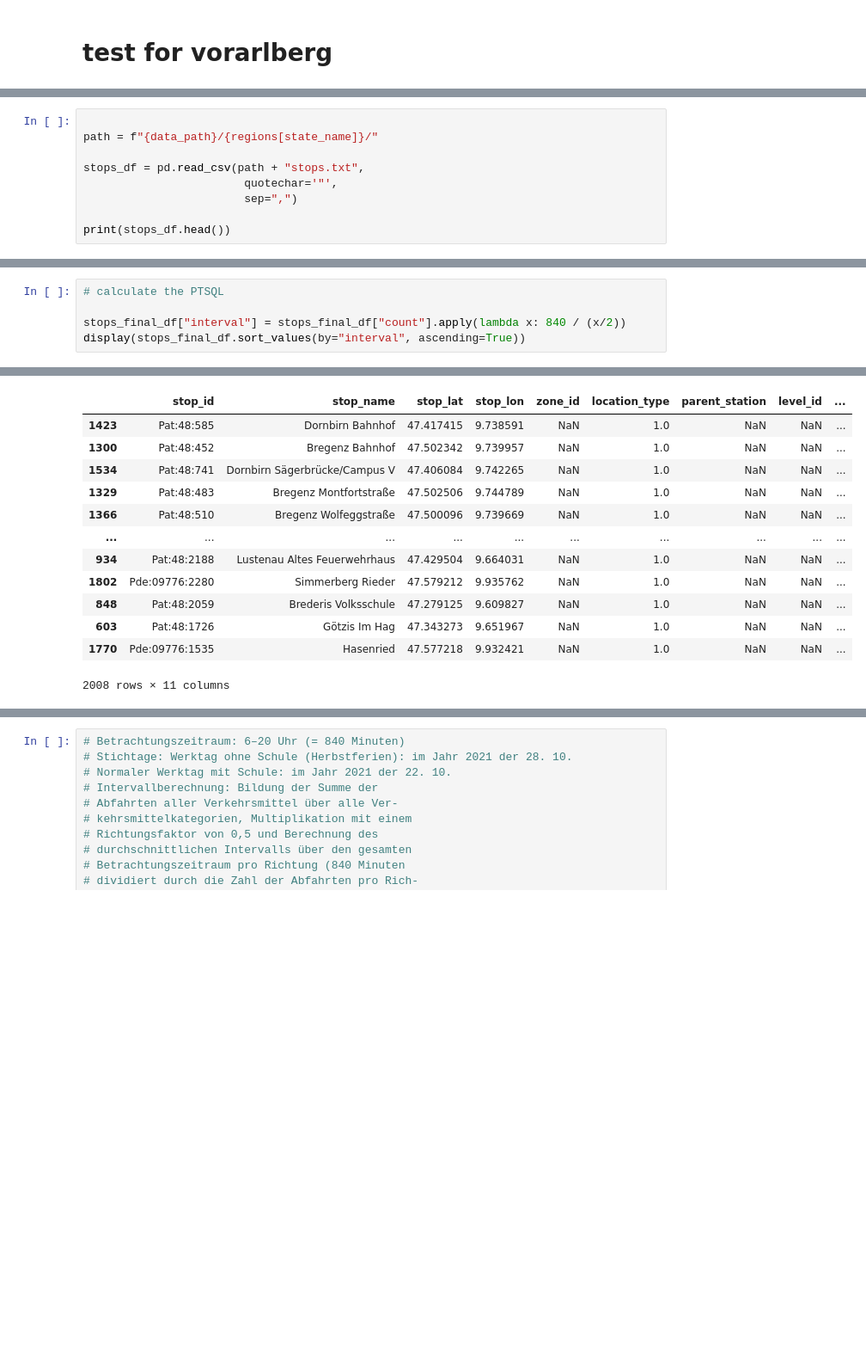
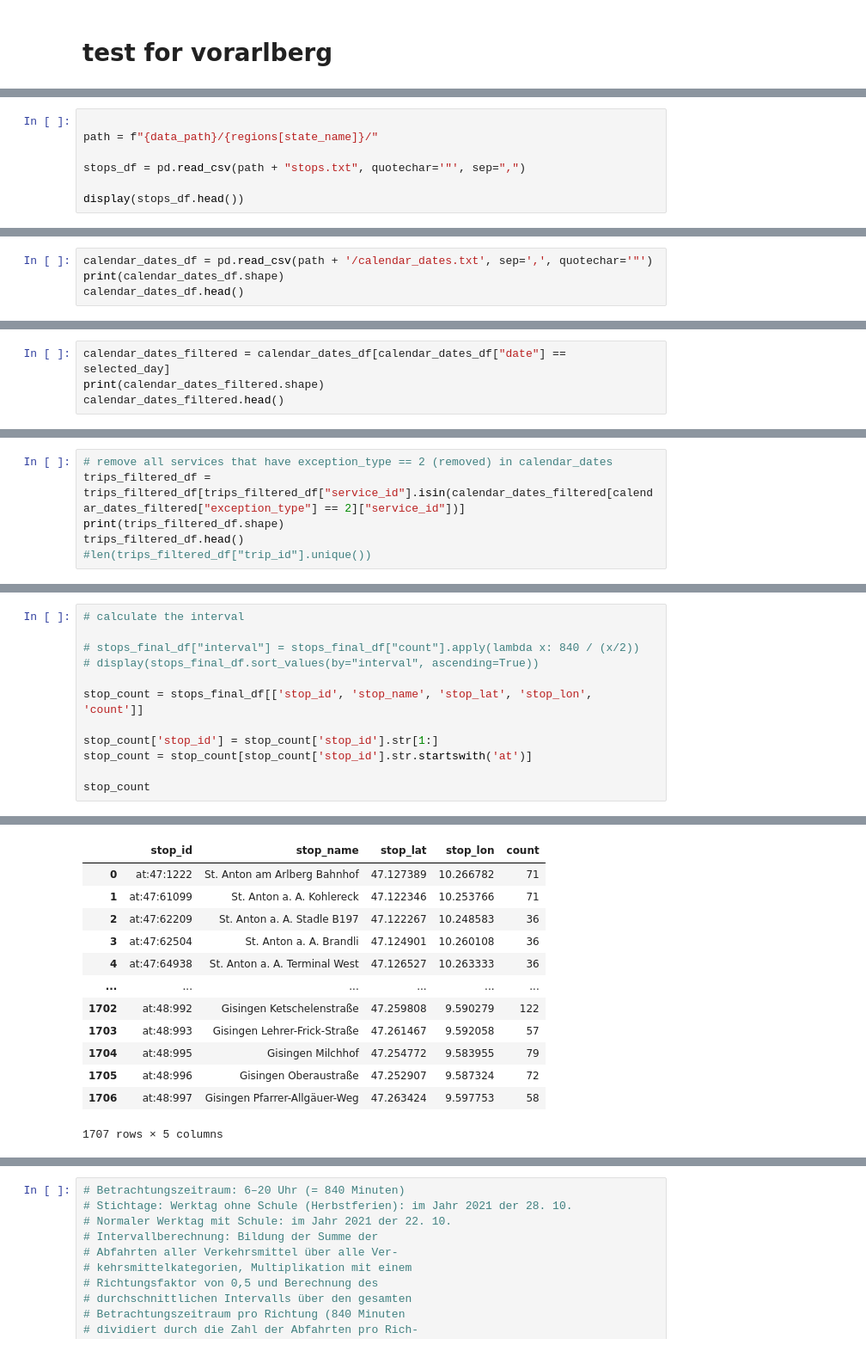
Before and after one commit to LeonRischar/ptsql_austria, a Jupyter notebook: src/test.ipynb, the cells around one changed output, grey strips where cells are left out. Shown: that part at 86% size. Drawn from its saved outputs; the diff is of its cells as text; blank space fills up the shorter version.

```diff
--- a/src/test.ipynb
+++ b/src/test.ipynb
@@ -62,9 +77,7 @@ def lookup_category(interval, t_cat):
 
 path = f"{data_path}/{regions[state_name]}/"
 
-stops_df = pd.read_csv(path + "stops.txt",
-                        quotechar='"',
-                        sep=",")
+stops_df = pd.read_csv(path + "stops.txt", quotechar='"', sep=",")
 
-print(stops_df.head())
+display(stops_df.head())
 # %% [output]
@@ -148,0 +146,4 @@ print(calendar_filtered_df.shape)
+# %%
+calendar_dates_df = pd.read_csv(path + '/calendar_dates.txt', sep=',', quotechar='"')
+print(calendar_dates_df.shape)
+calendar_dates_df.head()
@@ -148,0 +158,4 @@ print(calendar_filtered_df.shape)
+# %%
+calendar_dates_filtered = calendar_dates_df[calendar_dates_df["date"] == selected_day]
+print(calendar_dates_filtered.shape)
+calendar_dates_filtered.head()
@@ -154,0 +183,6 @@ print(trips_filtered_df.shape)
+# %%
+# remove all services that have exception_type == 2 (removed) in calendar_dates
+trips_filtered_df = trips_filtered_df[trips_filtered_df["service_id"].isin(calendar_dates_filtered[calendar_dates_filtered["exception_type"] == 2]["service_id"])]
+print(trips_filtered_df.shape)
+trips_filtered_df.head()
+#len(trips_filtered_df["trip_id"].unique())
@@ -195,6 +245,13 @@ print(stops_final_df.head())
 # %%
-# calculate the PTSQL
+# calculate the interval
 
-stops_final_df["interval"] = stops_final_df["count"].apply(lambda x: 840 / (x/2))
-display(stops_final_df.sort_values(by="interval", ascending=True))
+# stops_final_df["interval"] = stops_final_df["count"].apply(lambda x: 840 / (x/2))
+# display(stops_final_df.sort_values(by="interval", ascending=True))
+
+stop_count = stops_final_df[['stop_id', 'stop_name', 'stop_lat', 'stop_lon', 'count']]
+
+stop_count['stop_id'] = stop_count['stop_id'].str[1:]
+stop_count = stop_count[stop_count['stop_id'].str.startswith('at')]
+
+stop_count
 # %% [output]
@@ -201,13 +263,13 @@ display(stops_final_df.sort_values(by="interval", ascending=True))
-|  | stop_id | stop_name | stop_lat | stop_lon | zone_id | location_type | parent_station | level_id | ... |
-| 1423 | Pat:48:585 | Dornbirn Bahnhof | 47.417415 | 9.738591 | NaN | 1.0 | NaN | NaN | ... |
-| 1300 | Pat:48:452 | Bregenz Bahnhof | 47.502342 | 9.739957 | NaN | 1.0 | NaN | NaN | ... |
-| 1534 | Pat:48:741 | Dornbirn Sägerbrücke/Campus V | 47.406084 | 9.742265 | NaN | 1.0 | NaN | NaN | ... |
-| 1329 | Pat:48:483 | Bregenz Montfortstraße | 47.502506 | 9.744789 | NaN | 1.0 | NaN | NaN | ... |
-| 1366 | Pat:48:510 | Bregenz Wolfeggstraße | 47.500096 | 9.739669 | NaN | 1.0 | NaN | NaN | ... |
-| ... | ... | ... | ... | ... | ... | ... | ... | ... | ... |
-| 934 | Pat:48:2188 | Lustenau Altes Feuerwehrhaus | 47.429504 | 9.664031 | NaN | 1.0 | NaN | NaN | ... |
-| 1802 | Pde:09776:2280 | Simmerberg Rieder | 47.579212 | 9.935762 | NaN | 1.0 | NaN | NaN | ... |
-| 848 | Pat:48:2059 | Brederis Volksschule | 47.279125 | 9.609827 | NaN | 1.0 | NaN | NaN | ... |
-| 603 | Pat:48:1726 | Götzis Im Hag | 47.343273 | 9.651967 | NaN | 1.0 | NaN | NaN | ... |
-| 1770 | Pde:09776:1535 | Hasenried | 47.577218 | 9.932421 | NaN | 1.0 | NaN | NaN | ... |
+|  | stop_id | stop_name | stop_lat | stop_lon | count |
+| 0 | at:47:1222 | St. Anton am Arlberg Bahnhof | 47.127389 | 10.266782 | 71 |
+| 1 | at:47:61099 | St. Anton a. A. Kohlereck | 47.122346 | 10.253766 | 71 |
+| 2 | at:47:62209 | St. Anton a. A. Stadle B197 | 47.122267 | 10.248583 | 36 |
+| 3 | at:47:62504 | St. Anton a. A. Brandli | 47.124901 | 10.260108 | 36 |
+| 4 | at:47:64938 | St. Anton a. A. Terminal West | 47.126527 | 10.263333 | 36 |
+| ... | ... | ... | ... | ... | ... |
+| 1702 | at:48:992 | Gisingen Ketschelenstraße | 47.259808 | 9.590279 | 122 |
+| 1703 | at:48:993 | Gisingen Lehrer-Frick-Straße | 47.261467 | 9.592058 | 57 |
+| 1704 | at:48:995 | Gisingen Milchhof | 47.254772 | 9.583955 | 79 |
+| 1705 | at:48:996 | Gisingen Oberaustraße | 47.252907 | 9.587324 | 72 |
+| 1706 | at:48:997 | Gisingen Pfarrer-Allgäuer-Weg | 47.263424 | 9.597753 | 58 |
-2008 rows × 11 columns
+1707 rows × 5 columns
```
Also changed, not shown: parts of 46 cells of this notebook, 4 other files.
